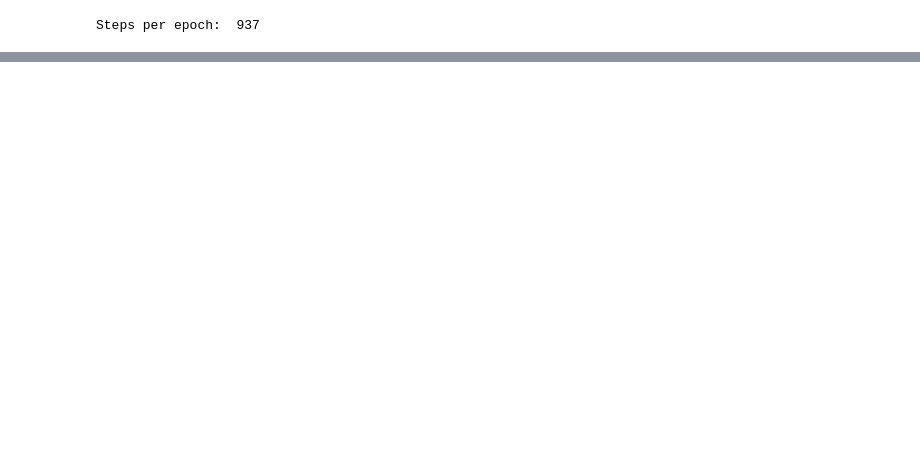
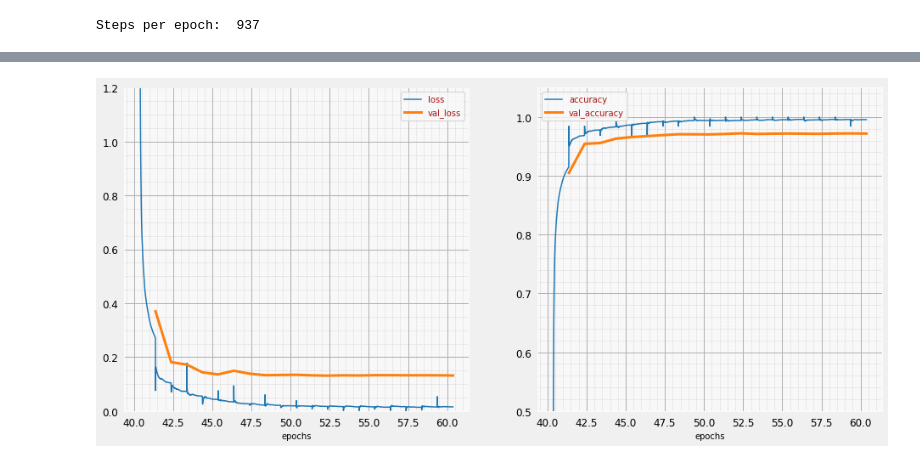
Before and after one commit to ChristianQian/Kuzushiji, a Jupyter notebook: keras_05_mnist_batch_norm.ipynb, the cells around one changed output, grey strips where cells are left out. Cells and saved outputs as stored; diff of their text form; code cells hidden in the pictures; blank space fills up the shorter version.

Commit message:
add normalization standarization + fonction getmodel

```diff
--- a/keras_05_mnist_batch_norm.ipynb
+++ b/keras_05_mnist_batch_norm.ipynb
@@ -271,6 +309 @@ plt.show()
-# %%
-data_augmentation = tf.keras.Sequential([
-  tf.keras.layers.Reshape(input_shape=(28 * 28,), target_shape=(28, 28, 1)),
-  tf.keras.layers.experimental.preprocessing.RandomRotation((-0.05, 0.05)),
-])
 # %%
@@ -310,0 +355,4 @@ history = model.fit(training_dataset, steps_per_epoch=steps_per_epoch, epochs=EP
+# %%
+(history, model) = getmodel([3,6,6], [12, 42, 32], 20, True)
+# %% [output]
+[figure, added]
```
Also changed, not shown: parts of 18 cells of this notebook.
